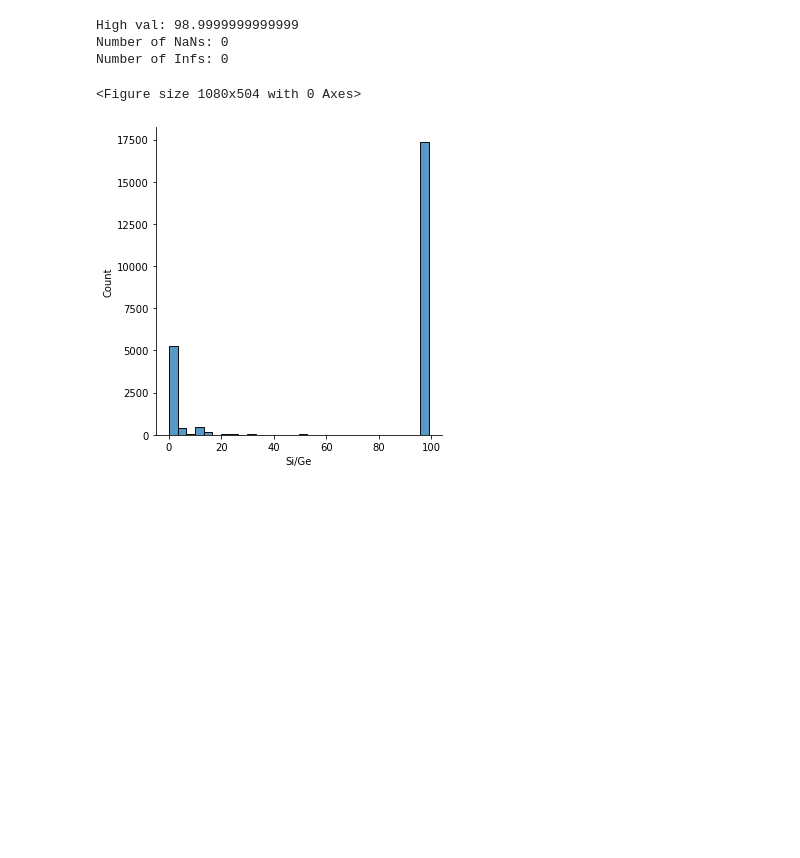
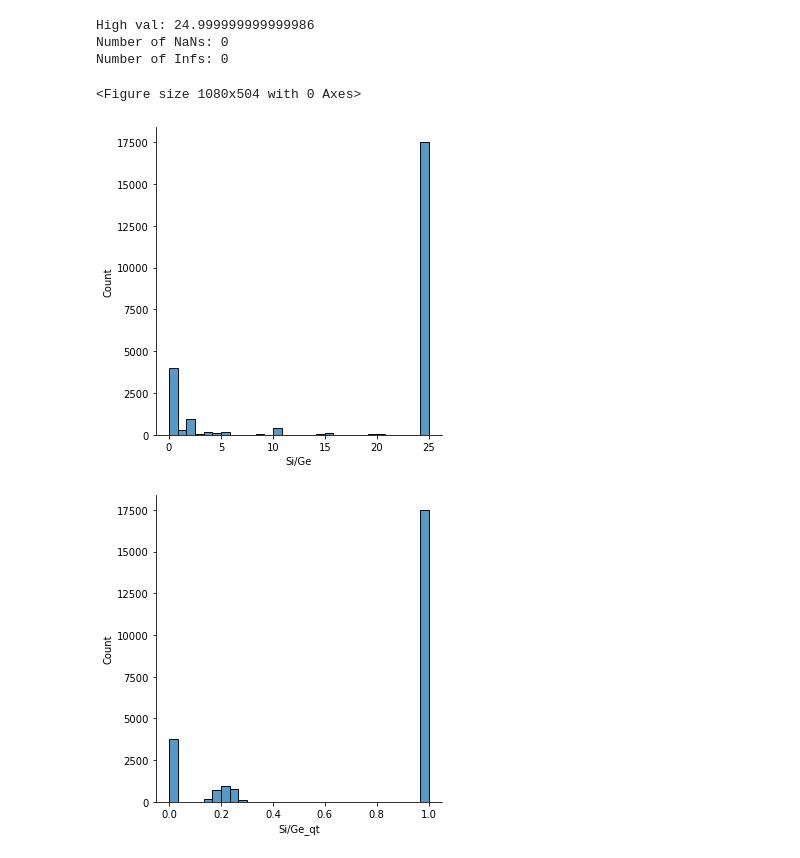
Before and after one commit to eltonpan/zeosyn_gen, a Jupyter notebook: data/process_zeosyn.ipynb, the cells around one changed output. Saved outputs shown, nothing was run; the diff lists cells and outputs as text; code cells hidden in the pictures; blank space fills up the shorter version.

Commit message:
performed quantile transform of zeosyn

```diff
--- a/data/process_zeosyn.ipynb
+++ b/data/process_zeosyn.ipynb
@@ -6,4 +9,6 @@ import matplotlib.pyplot as plt
 # %%
+het_cols = ['Si','Al','P','Ge','B','V','Be','Ga','Ti'] # heteroatoms in the dataset
+
 def check_nans(df):
     return f'Number of NaNs: {df.isna().sum()}'
 
@@ -12,6 +17,7 @@ def check_infs(df):
 # %%
 df = pd.read_excel('ZEOSYN.xlsx').drop(columns = ['Unnamed: 0'])
 df = df[~df['doi'].isna()] # keep only non-empty rows
+df['T'] = df[het_cols].sum(axis=1)
 # %%
 # Si/Al ratio
 x, y = 'Si', 'Al'
@@ -38,8 +44,17 @@ for idx in idxs:
 print(check_nans(df[ratio]))
 print(check_infs(df[ratio]))
 
+# Quantile transform
+qt = QuantileTransformer(n_quantiles=1000, random_state=0)
+df[f'{ratio}_qt'] = qt.fit_transform(np.array(df[ratio]).reshape(-1, 1)).reshape(-1)
+with open(f'{x}{y}_qt.pkl', 'wb') as f:
+    pickle.dump(qt, f, protocol=pickle.HIGHEST_PROTOCOL)
+with open(f'{x}{y}_qt.pkl', 'rb') as f:
+    qt = pickle.load(f)
+
 plt.figure(figsize=(15,7))
 sns.displot(df[ratio], bins=30)
+sns.displot(df[f'{ratio}_qt'], bins=30)
 plt.show()
 # %% [output]
 High val: 400.00000000000006
@@ -73,8 +89,17 @@ for idx in idxs:
 print(check_nans(df[ratio]))
 print(check_infs(df[ratio]))
 
+# Quantile transform
+qt = QuantileTransformer(n_quantiles=1000, random_state=0)
+df[f'{ratio}_qt'] = qt.fit_transform(np.array(df[ratio]).reshape(-1, 1)).reshape(-1)
+with open(f'{x}{y}_qt.pkl', 'wb') as f:
+    pickle.dump(qt, f, protocol=pickle.HIGHEST_PROTOCOL)
+with open(f'{x}{y}_qt.pkl', 'rb') as f:
+    qt = pickle.load(f)
+
 plt.figure(figsize=(15,7))
 sns.displot(df[ratio], bins=30)
+sns.displot(df[f'{ratio}_qt'], bins=30)
 plt.show()
 # %% [output]
 High val: 1.7179967159277212
@@ -85,35 +111,45 @@ Number of Infs: 0
 # %%
 # Si/Ge ratio
 x, y = 'Si', 'Ge'
 ratio = f"{x}/{y}"
 df[ratio] = df[x]/df[y]
 
 # Fix NaNs from 0.0/0.0
 idxs = df[df[ratio].isna()].index
 for idx in idxs:
     df.loc[idx, ratio] = 0. # set to 0.0
 
 # Fix infs
 idxs = df[df[ratio] == np.inf].index # NaNs from 0.0/0.0
-high_val = np.quantile(df[(df[ratio] != np.inf) & (df[ratio] != 0.)][ratio], 0.995)
+high_val = np.quantile(df[(df[ratio] != np.inf) & (df[ratio] != 0.)][ratio], 0.95)
 print('High val:', high_val)
 for idx in idxs:
-    df.loc[idx, ratio] = high_val # set to about 100.
+    df.loc[idx, ratio] = high_val # set to about 100.0
 
 # Set upper limit
 idxs = df[df[ratio] >= high_val].index # High values
 for idx in idxs:
-    df.loc[idx, ratio] = high_val # set to about 100.
+    df.loc[idx, ratio] = high_val # set to about 100.0
 
 print(check_nans(df[ratio]))
 print(check_infs(df[ratio]))
 
+# Quantile transform
+qt = QuantileTransformer(n_quantiles=1000, random_state=0)
+df[f'{ratio}_qt'] = qt.fit_transform(np.array(df[ratio]).reshape(-1, 1)).reshape(-1)
+with open(f'{x}{y}_qt.pkl', 'wb') as f:
+    pickle.dump(qt, f, protocol=pickle.HIGHEST_PROTOCOL)
+with open(f'{x}{y}_qt.pkl', 'rb') as f:
+    qt = pickle.load(f)
+
 plt.figure(figsize=(15,7))
 sns.displot(df[ratio], bins=30)
+sns.displot(df[f'{ratio}_qt'], bins=30)
 plt.show()
 # %% [output]
-High val: 98.9999999999999
+High val: 24.999999999999986
 Number of NaNs: 0
 Number of Infs: 0
 <Figure size 1080x504 with 0 Axes>
-[figure, old version]
+[figure, new version]
+[figure, added]
```
Also changed, not shown: parts of 9 cells of this notebook, 11 other files.
